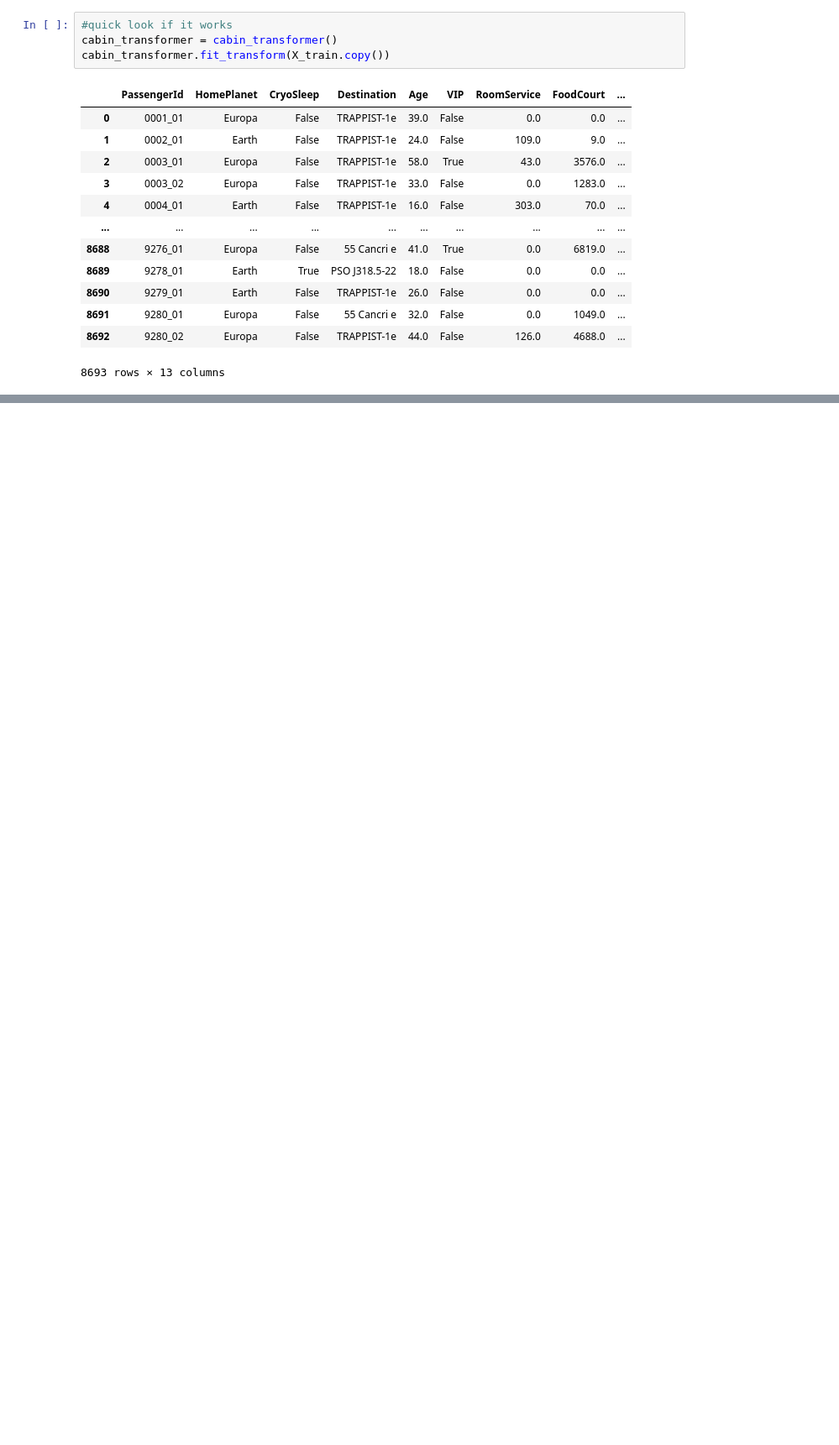
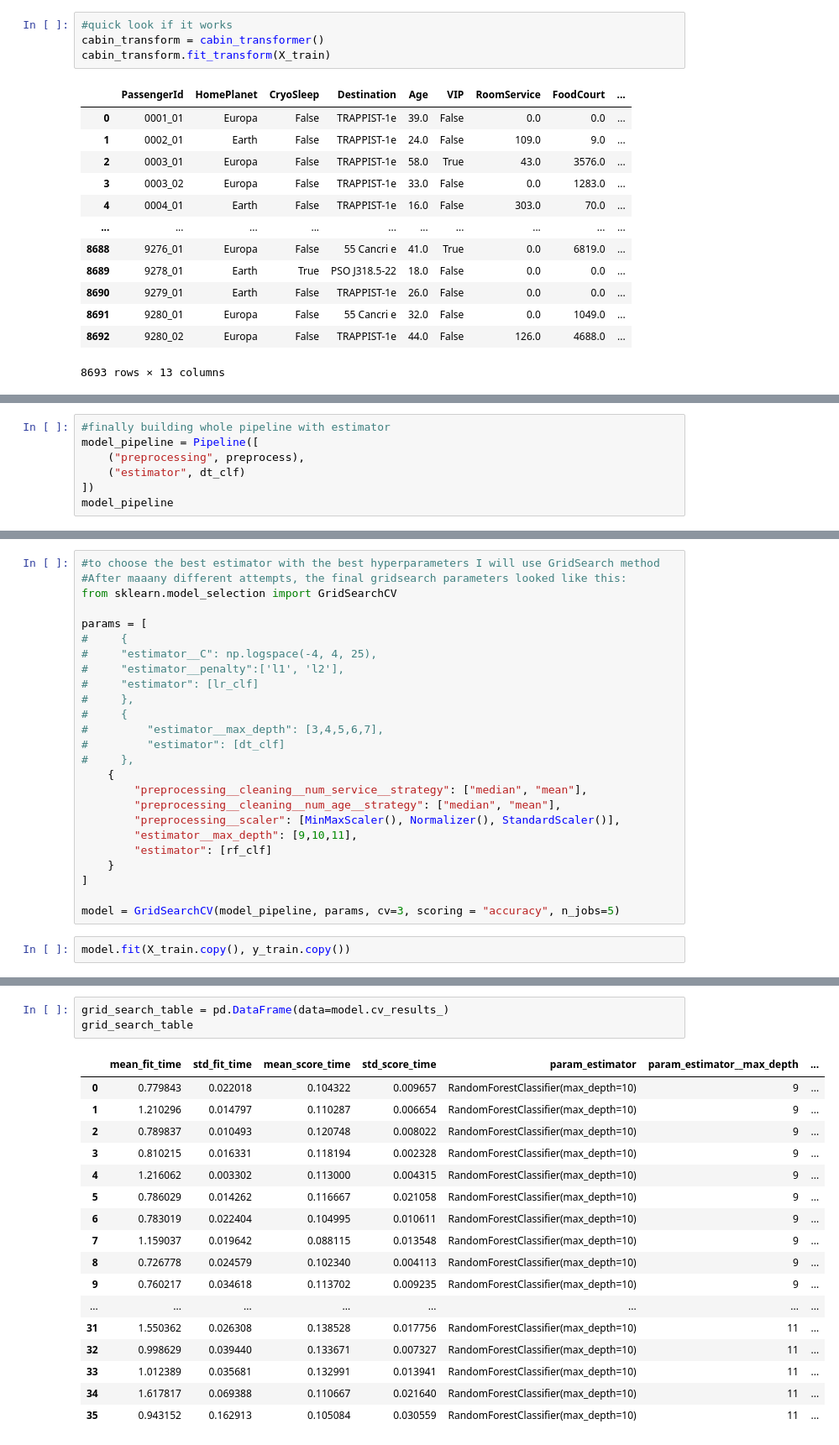
Before and after one commit to Chemafiz/My-Portfolio, a Jupyter notebook: spaceship_titanic.ipynb, the cells around one changed output, grey strips where cells are left out. Shown at 84% size. Saved outputs shown, nothing was run; the diff lists cells and outputs as text; blank space fills up the shorter version.

```diff
--- a/spaceship_titanic.ipynb
+++ b/spaceship_titanic.ipynb
@@ -172,8 +175,8 @@ passenger_transformer.fit_transform(X_train.copy())
 8693 rows × 12 columns
 # %%
 #quick look if it works
-cabin_transformer = cabin_transformer()
-cabin_transformer.fit_transform(X_train.copy())
+cabin_transform = cabin_transformer()
+cabin_transform.fit_transform(X_train)
 # %% [output]
 |  | PassengerId | HomePlanet | CryoSleep | Destination | Age | VIP | RoomService | FoodCourt | ... |
 | 0 | 0001_01 | Europa | False | TRAPPIST-1e | 39.0 | False | 0.0 | 0.0 | ... |
@@ -310,0 +266,7 @@ X_train
+# %%
+#finally building whole pipeline with estimator
+model_pipeline = Pipeline([
+    ("preprocessing", preprocess),
+    ("estimator", dt_clf)
+])
+model_pipeline
@@ -310,0 +291,27 @@ X_train
+# %%
+#to choose the best estimator with the best hyperparameters I will use GridSearch method
+#After maaany different attempts, the final gridsearch parameters looked like this:
+from sklearn.model_selection import GridSearchCV
+
+params = [
+#     {
+#     "estimator__C": np.logspace(-4, 4, 25),
+#     "estimator__penalty":['l1', 'l2'],
+#     "estimator": [lr_clf]
+#     },
+#     {
+#         "estimator__max_depth": [3,4,5,6,7],
+#         "estimator": [dt_clf]
+#     },
+    {
+        "preprocessing__cleaning__num_service__strategy": ["median", "mean"],
+        "preprocessing__cleaning__num_age__strategy": ["median", "mean"],
+        "preprocessing__scaler": [MinMaxScaler(), Normalizer(), StandardScaler()],
+        "estimator__max_depth": [9,10,11],
+        "estimator": [rf_clf]
+    }
+]
+
+model = GridSearchCV(model_pipeline, params, cv=3, scoring = "accuracy", n_jobs=5)
+# %%
+model.fit(X_train.copy(), y_train.copy())
@@ -310,0 +336,21 @@ X_train
+# %%
+grid_search_table = pd.DataFrame(data=model.cv_results_)
+grid_search_table
+# %% [output]
+|  | mean_fit_time | std_fit_time | mean_score_time | std_score_time | param_estimator | param_estimator__max_depth | ... |
+| 0 | 0.779843 | 0.022018 | 0.104322 | 0.009657 | RandomForestClassifier(max_depth=10) | 9 | ... |
+| 1 | 1.210296 | 0.014797 | 0.110287 | 0.006654 | RandomForestClassifier(max_depth=10) | 9 | ... |
+| 2 | 0.789837 | 0.010493 | 0.120748 | 0.008022 | RandomForestClassifier(max_depth=10) | 9 | ... |
+| 3 | 0.810215 | 0.016331 | 0.118194 | 0.002328 | RandomForestClassifier(max_depth=10) | 9 | ... |
+| 4 | 1.216062 | 0.003302 | 0.113000 | 0.004315 | RandomForestClassifier(max_depth=10) | 9 | ... |
+| 5 | 0.786029 | 0.014262 | 0.116667 | 0.021058 | RandomForestClassifier(max_depth=10) | 9 | ... |
+| 6 | 0.783019 | 0.022404 | 0.104995 | 0.010611 | RandomForestClassifier(max_depth=10) | 9 | ... |
+| 7 | 1.159037 | 0.019642 | 0.088115 | 0.013548 | RandomForestClassifier(max_depth=10) | 9 | ... |
+| 8 | 0.726778 | 0.024579 | 0.102340 | 0.004113 | RandomForestClassifier(max_depth=10) | 9 | ... |
+| 9 | 0.760217 | 0.034618 | 0.113702 | 0.009235 | RandomForestClassifier(max_depth=10) | 9 | ... |
+| ... | ... | ... | ... | ... | ... | ... | ... |
+| 31 | 1.550362 | 0.026308 | 0.138528 | 0.017756 | RandomForestClassifier(max_depth=10) | 11 | ... |
+| 32 | 0.998629 | 0.039440 | 0.133671 | 0.007327 | RandomForestClassifier(max_depth=10) | 11 | ... |
+| 33 | 1.012389 | 0.035681 | 0.132991 | 0.013941 | RandomForestClassifier(max_depth=10) | 11 | ... |
+| 34 | 1.617817 | 0.069388 | 0.110667 | 0.021640 | RandomForestClassifier(max_depth=10) | 11 | ... |
+| 35 | 0.943152 | 0.162913 | 0.105084 | 0.030559 | RandomForestClassifier(max_depth=10) | 11 | ... |
```
Also changed, not shown: parts of 29 cells of this notebook, 1 other file.
